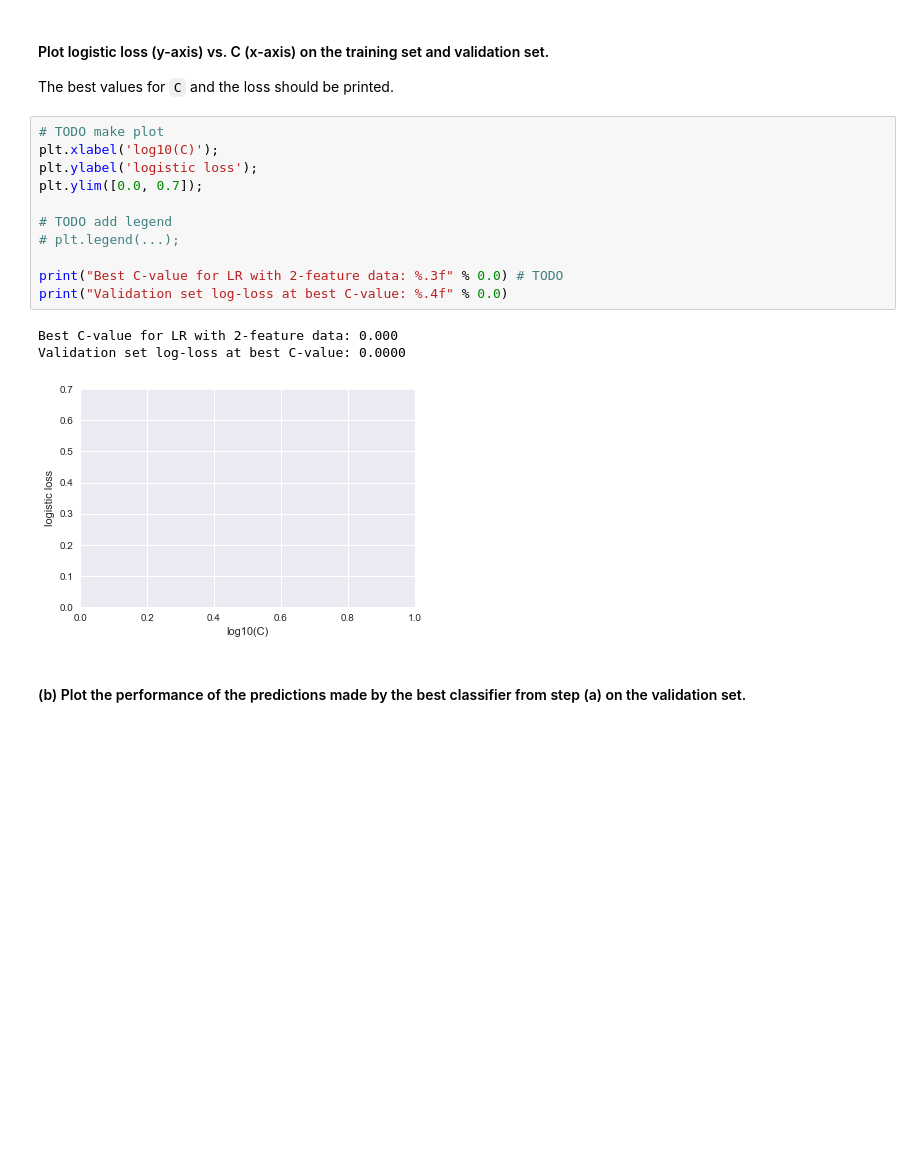
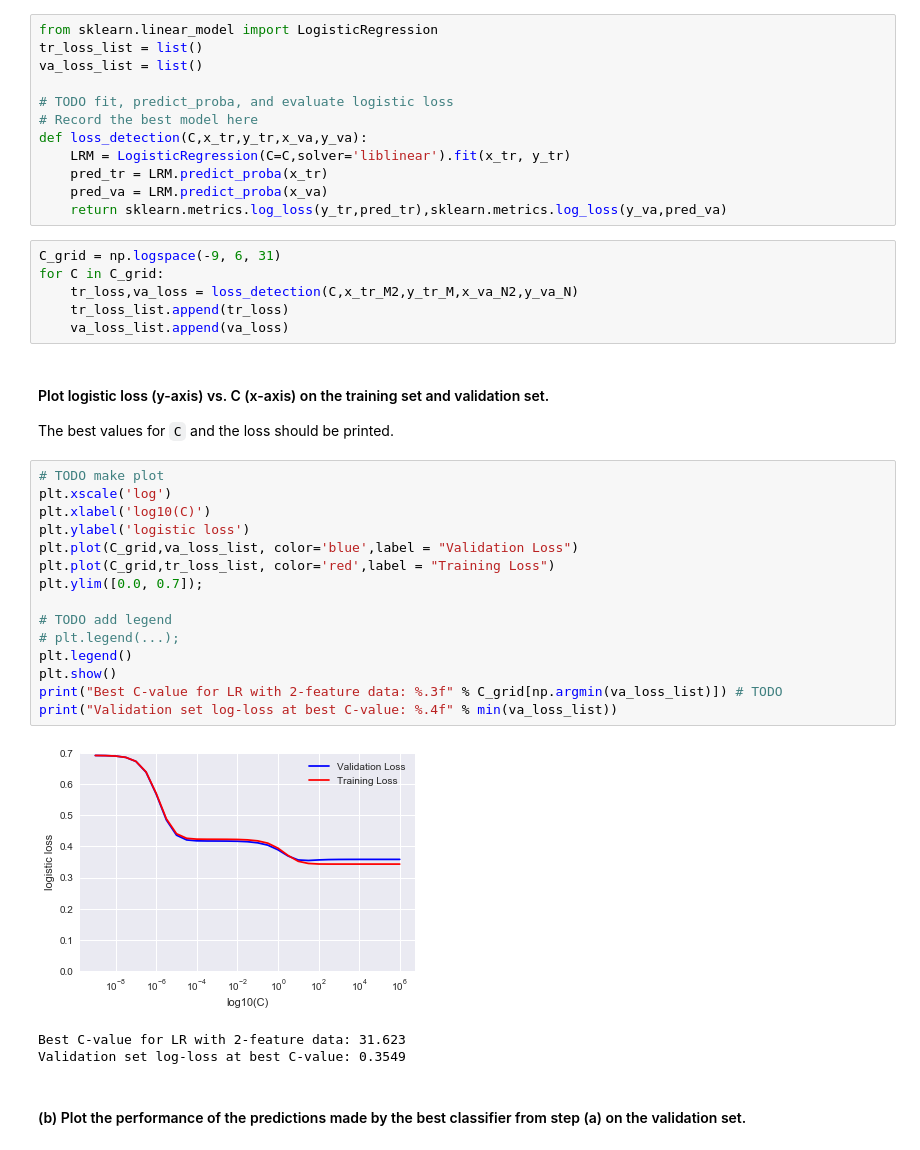
Before and after one commit to drakezhu/comp135_MachineLearning, a Jupyter notebook: hw03/src_and_data/hw03.ipynb, the cells around one changed output. Cells and saved outputs as stored; diff of their text form; blank space fills up the shorter version.

```diff
--- a/hw03/src_and_data/hw03.ipynb
+++ b/hw03/src_and_data/hw03.ipynb
@@ -325,21 +319,43 @@ va_loss_list = list()
+# %%
+from sklearn.linear_model import LogisticRegression
+tr_loss_list = list()
+va_loss_list = list()
+
+# TODO fit, predict_proba, and evaluate logistic loss
+# Record the best model here
+def loss_detection(C,x_tr,y_tr,x_va,y_va):
+    LRM = LogisticRegression(C=C,solver='liblinear').fit(x_tr, y_tr)
+    pred_tr = LRM.predict_proba(x_tr)
+    pred_va = LRM.predict_proba(x_va)
+    return sklearn.metrics.log_loss(y_tr,pred_tr),sklearn.metrics.log_loss(y_va,pred_va)
+# %%
+C_grid = np.logspace(-9, 6, 31)
+for C in C_grid:
+    tr_loss,va_loss = loss_detection(C,x_tr_M2,y_tr_M,x_va_N2,y_va_N)
+    tr_loss_list.append(tr_loss)
+    va_loss_list.append(va_loss)
 # %% [markdown]
 #### Plot logistic loss (y-axis) vs. C (x-axis) on the training set and validation set.
 
 The best values for `C` and the loss should be printed.
 # %%
 # TODO make plot
-plt.xlabel('log10(C)');
-plt.ylabel('logistic loss');
+plt.xscale('log')
+plt.xlabel('log10(C)')
+plt.ylabel('logistic loss')
+plt.plot(C_grid,va_loss_list, color='blue',label = "Validation Loss")
+plt.plot(C_grid,tr_loss_list, color='red',label = "Training Loss")
 plt.ylim([0.0, 0.7]);
 
 # TODO add legend
 # plt.legend(...);
-
-print("Best C-value for LR with 2-feature data: %.3f" % 0.0) # TODO
-print("Validation set log-loss at best C-value: %.4f" % 0.0)
+plt.legend()
+plt.show()
+print("Best C-value for LR with 2-feature data: %.3f" % C_grid[np.argmin(va_loss_list)]) # TODO
+print("Validation set log-loss at best C-value: %.4f" % min(va_loss_list))
 # %% [output]
+[figure, new version]
-Best C-value for LR with 2-feature data: 0.000
-Validation set log-loss at best C-value: 0.0000
+Best C-value for LR with 2-feature data: 31.623
+Validation set log-loss at best C-value: 0.3549
-[figure, old version]
 # %% [markdown]
 #### (b) Plot the performance of the predictions made by the best classifier from step (a) on the validation set.
```
Also changed, not shown: parts of 5 cells of this notebook, 2 other files.
